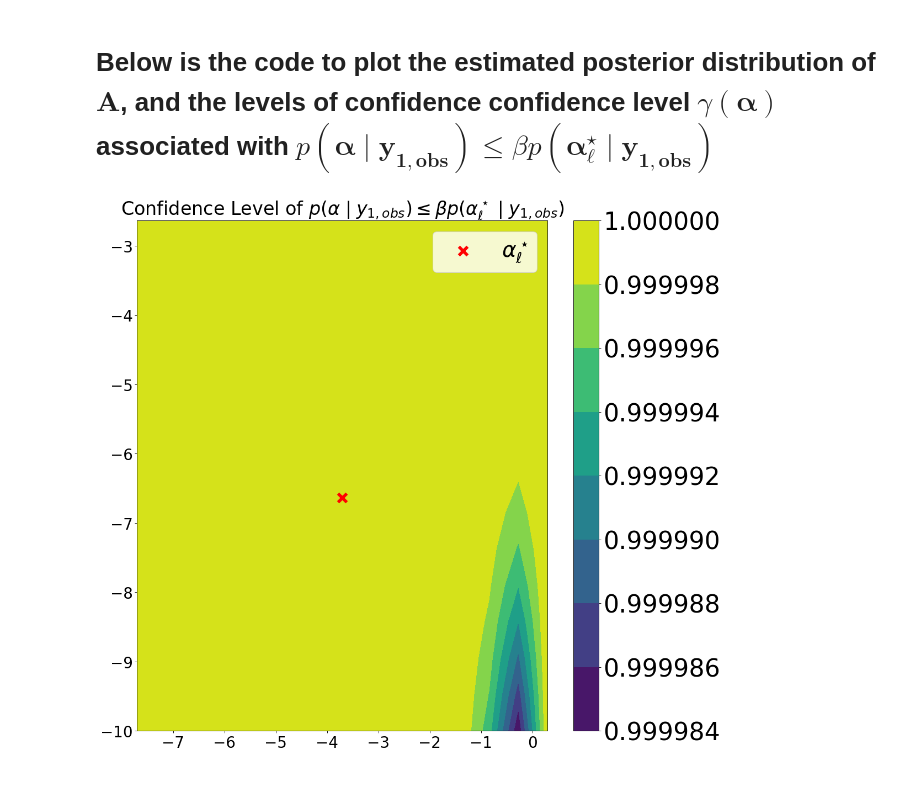
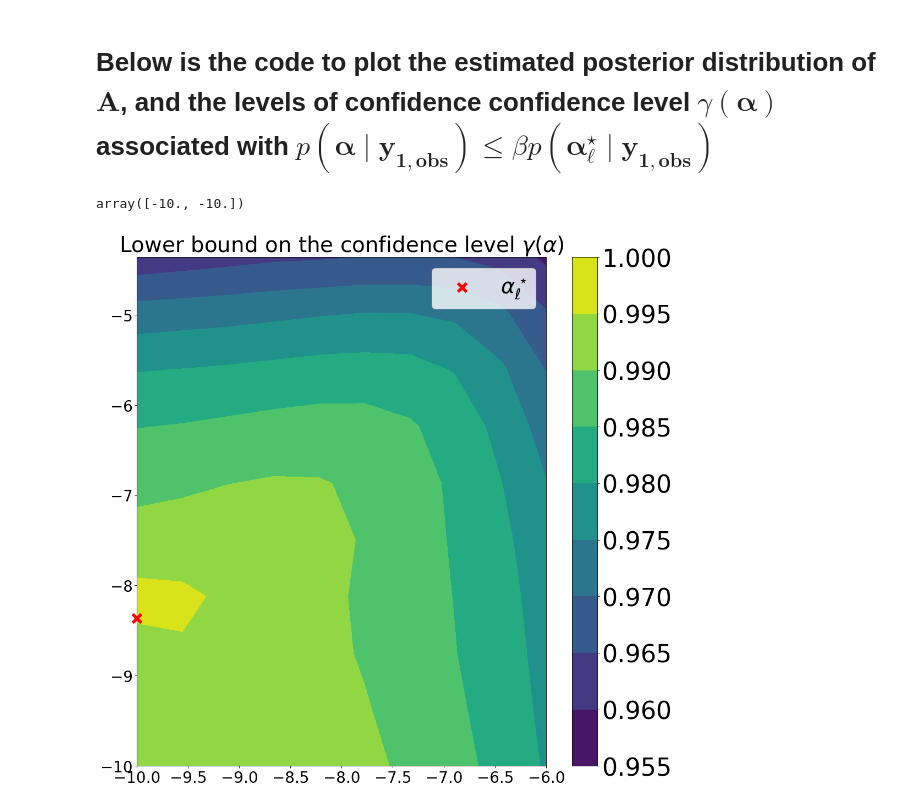
Before and after one commit to charliesire/training_ciroquo_transposition, a Jupyter notebook: plot_summary.ipynb, the cells around one changed output. Saved outputs shown, nothing was run; the diff lists cells and outputs as text; code cells hidden in the pictures.

Commit message:
bootstrap

```diff
--- a/plot_summary.ipynb
+++ b/plot_summary.ipynb
@@ -106,6 +106,28 @@ plt.show()
 [figure]
 # %% [markdown]
 # Below is the code to plot the estimated posterior distribution of $\boldsymbol{A}$, and the levels of confidence confidence level $\gamma(\boldsymbol{\alpha})$ associated with $p(\boldsymbol{\alpha} \mid \boldsymbol{y_{1,\text{obs}}}) \leq \beta p(\boldsymbol{\alpha}^{\star}_\ell \mid \boldsymbol{y_{1,\text{obs}}})$
+# %%
+%run gp_simus.ipynb #notebook for the metamodel
+%run utils_calib.ipynb #notebook with needed function for the methods
+
+bMINlambda = np.array([330, 70,  8000, 3000, 0.1, 0.1]) #lower bounds
+bMAXlambda = np.array([470, 150, 10000, 5000, 5, 5.0]) #upper bounds
+
+index_lambda_p = [2,3,4,5] #indexes of the four physical parameters
+index_lambda_q = [0,1] #indexes of the two numerical parameters
+scale = 0.45 #std deviation of the truncated gaussian prior
+
+with open(f'surrogate_models/mm_list_seed_x{seed_x}.pkl', 'rb') as f:
+    mm_list = pickle.load(f) #get metamodel hyperparameters
+
+index_calib = 1 #index of the calibration variable
+alpha_map_list = pd.read_csv(pre_path + f"hierarchical_model/calib_{index_calib}/alpha_df.csv", index_col = 0).values #get the estimated alpha_maps
+idx_loo = 2 #observation point
+alpha_star = alpha_map_list[idx_loo] #estimated alpha_map
+
+alpha_star
+# %% [output]
+array([-10., -10.])
 # %%
 %run gp_simus.ipynb #notebook for the metamodel
 %run utils_calib.ipynb #notebook with needed function for the methods
@@ -120,12 +142,12 @@ scale = 0.45 #std deviation of the truncated gaussian prior
 with open(f'surrogate_models/mm_list_seed_x{seed_x}.pkl', 'rb') as f:
     mm_list = pickle.load(f) #get metamodel hyperparameters
 
-index_calib = 3 #index of the calibration variable
+index_calib = 1 #index of the calibration variable
 alpha_map_list = pd.read_csv(pre_path + f"hierarchical_model/calib_{index_calib}/alpha_df.csv", index_col = 0).values #get the estimated alpha_maps
-idx_loo = 5 #observation point
+idx_loo = 0 #observation point
 alpha_star = alpha_map_list[idx_loo] #estimated alpha_map
 
-M = 20000 #size of the sample to get the confidence interval
+M = 50000#size of the sample to get the confidence interval
 alpha_min = -10
 alpha_max = 10
 delta_alpha = 4
@@ -134,7 +156,7 @@ np.random.seed(123456)
 df_Lambda = sample_Lambda(alpha = alpha_star, M = M, index_lambda_p = index_lambda_p, index_lambda_q = index_lambda_q, scale = scale) #sample lambda from p(lambda given alpha_map)
 Ysimu_list, Ystd_list, stored_likelihoods = get_likelihoods_dflambda(df_Lambda = df_Lambda.values, sigma = sigma, myCODE = myCODE, results_measures = results_measures, index=[index_calib], std_code = True, idx_loo = idx_loo) #get the likelihoods
 
-size = 15 #size of the grid
+size = 10 #size of the grid
 beta = 1.05 #margin coefficient
 
 bounds = [(max(alpha_star[ii] - delta_alpha,alpha_min), min(alpha_max, alpha_star[ii]+delta_alpha)) for ii in range(len(alpha_star))] #bounds of the grid
@@ -152,25 +174,43 @@ is_terms_diff = is_terms - beta*stored_likelihoods #(p(yobs | lambda_k) (p(lambd
 likeli_grid_true = np.mean(is_terms, axis=0) #the estimator of the likelihood is the mean of is_terms
 likeli_grid_diff = np.mean(is_terms_diff, axis = 0)
 
-stds = np.apply_along_axis(np.mean, 1, bootstrap((is_terms_diff,), np.std, n_resamples=500, vectorized=True, axis=0, batch = 25 ).bootstrap_distribution) #compute the variance of is_terms_diff by bootstrap sampling
-confidence = norm.cdf(np.sqrt(M)*(-likeli_grid_diff)/stds) #compute the confidence level
+
+def bootstrap_distrib(data, fun, n_resamples, seed = None):
+    np.random.seed(seed)
+    res = np.array([fun(data[np.random.choice(len(data),len(data), replace=True)]) for ii in range(n_resamples)])
+    return res
+
+def statistic_for_bootstrap(data, idx):
+    mean = np.mean(data)
+    std = np.std(data)
+    m3 = np.mean(abs(data-mean)**3)
+    return norm.cdf(np.sqrt(M)*(-likeli_grid_diff[idx])/std) - .4785*m3/std**3/np.sqrt(M)
+
+df_for_bootstrap = is_terms_diff.copy()
+
+n_resamples=200
+conf = np.empty((n_resamples,0))
+for xx in range(len(alpha_grid)):
+    conf=np.append(conf,bootstrap_distrib(is_terms_diff[:,xx], lambda data: statistic_for_bootstrap(data, xx), n_resamples=200, seed = 45).reshape(-1,1), axis=1)
+
+confidence = np.apply_along_axis(lambda vec: np.quantile(vec,0.1), 0, conf)
 # %%
 from matplotlib.ticker import ScalarFormatter
 
 figure(figsize=(15, 15), dpi=80) #plot the confidence level ac
-contour = plt.contourf(np.linspace(bounds[0][0],bounds[0][1],size),np.linspace(bounds[1][0],bounds[1][1],size), np.transpose(confidence.reshape(size,size)), cmap='viridis')
-plt.scatter(alpha_star[0], alpha_star[1], marker='x', color='red', s=200, linewidths=5, label=r'$\alpha^\star_\ell$')
+contour = plt.contourf(np.linspace(bounds[0][0],bounds[0][1],10),np.linspace(bounds[1][0],bounds[1][1],10), np.transpose(confidence.reshape(10,10)), cmap='viridis')
+plt.scatter(alpha_star[0], alpha_star[1], marker='x', color='red', s=200, linewidths=5, label=r'$\alpha^\star_\ell$', zorder = 10,clip_on=False)
 colorbar = plt.colorbar(contour, label='')
 colorbar.ax.tick_params(labelsize=40)
 colorbar.ax.yaxis.set_major_formatter(ScalarFormatter(useOffset=False))
-plt.title(r"Confidence Level of $p(\alpha \mid y_{1,obs}) \leq \beta p(\alpha^\star_{\ell} \mid y_{1,obs})$", fontsize=30)
+plt.title(r"Lower bound on the confidence level $\gamma(\alpha)$", fontsize=35)
 plt.yticks(fontsize=25)
 plt.xticks(fontsize=25)
 plt.legend(loc='upper right', fontsize=35)
-plt.savefig(pre_path + f"plots/confidence_alpha.pdf",bbox_inches='tight')
+plt.savefig(pre_path + f"plots/confidence_alpha.jpg",bbox_inches='tight', format = "jpg")
 plt.show()
 # %% [output]
-[figure, old version]
+[figure, new version]
 # %%
 M = 10**4 #size of the sample to estimate the likelihood of A for the MCMC sampling
 np.random.seed(123456)
```
Also changed, not shown: parts of 8 cells of this notebook, 2 other files.
